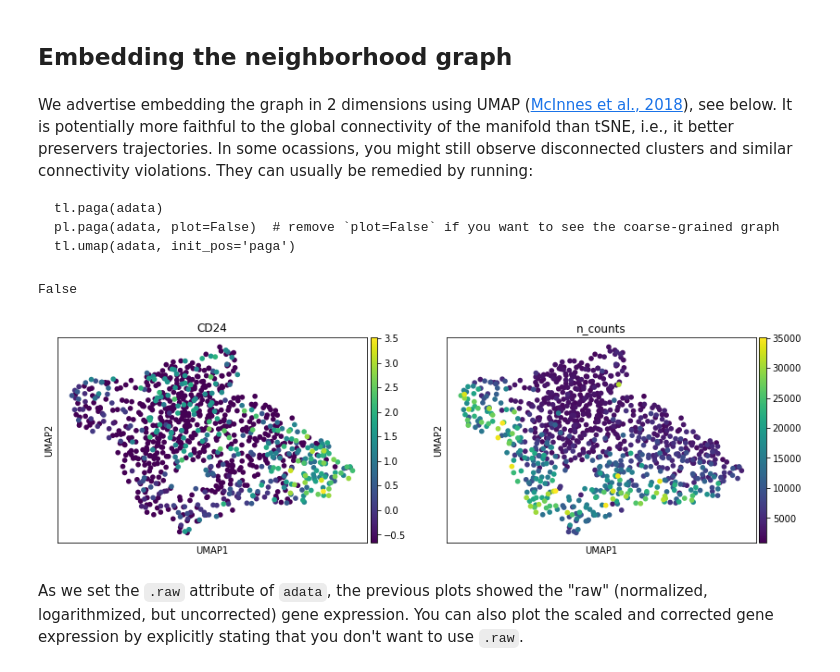
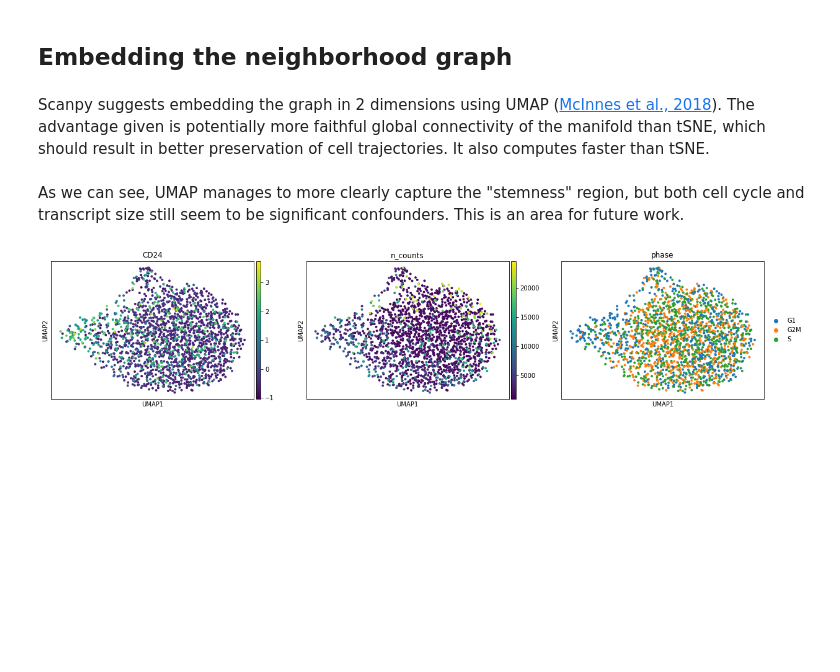
Before and after one commit to picrin/cancer_heterogeneity, a Jupyter notebook: 02_stemness_analysis.ipynb, the cells around one changed output. Drawn from its saved outputs; the diff is of its cells as text; code cells hidden in the pictures; blank space fills up the shorter version.

````diff
--- a/02_stemness_analysis.ipynb
+++ b/02_stemness_analysis.ipynb
@@ -189,22 +210,12 @@ sc.pp.neighbors(adata, n_neighbors=10, n_pcs=40)
 # %% [markdown]
 ## Embedding the neighborhood graph
 # %% [markdown]
-We advertise embedding the graph in 2 dimensions using UMAP ([McInnes et al., 2018](https://arxiv.org/abs/1802.03426)), see below. It is  potentially more faithful to the global connectivity of the manifold than tSNE, i.e., it better preservers trajectories. In some ocassions, you might still observe disconnected clusters and similar connectivity violations. They can usually be remedied by running:
-
-```
-tl.paga(adata)
-pl.paga(adata, plot=False)  # remove `plot=False` if you want to see the coarse-grained graph
-tl.umap(adata, init_pos='paga')
-```
+Scanpy suggests embedding the graph in 2 dimensions using UMAP ([McInnes et al., 2018](https://arxiv.org/abs/1802.03426)). The advantage given is potentially more faithful global connectivity of the manifold than tSNE, which should result in better preservation of cell trajectories. It also computes faster than tSNE.
 # %%
 sc.tl.umap(adata)
-# %%
-"TGFB1" in adata.var_names
-# %% [output]
-False
+# %% [markdown]
+As we can see, UMAP manages to more clearly capture the "stemness" region, but both cell cycle and transcript size still seem to be significant confounders. This is an area for future work.
 # %%
-sc.pl.umap(adata, color=["CD24", "n_counts"])
+sc.pl.umap(adata, color=["CD24", "n_counts", "phase"])
 # %% [output]
-[figure, old version]
+[figure, new version]
-# %% [markdown]
-As we set the `.raw` attribute of `adata`, the previous plots showed the "raw" (normalized, logarithmized, but uncorrected) gene expression. You can also plot the scaled and corrected gene expression by explicitly stating that you don't want to use `.raw`.
````
Also changed, not shown: parts of 142 cells of this notebook, 3 other files.
